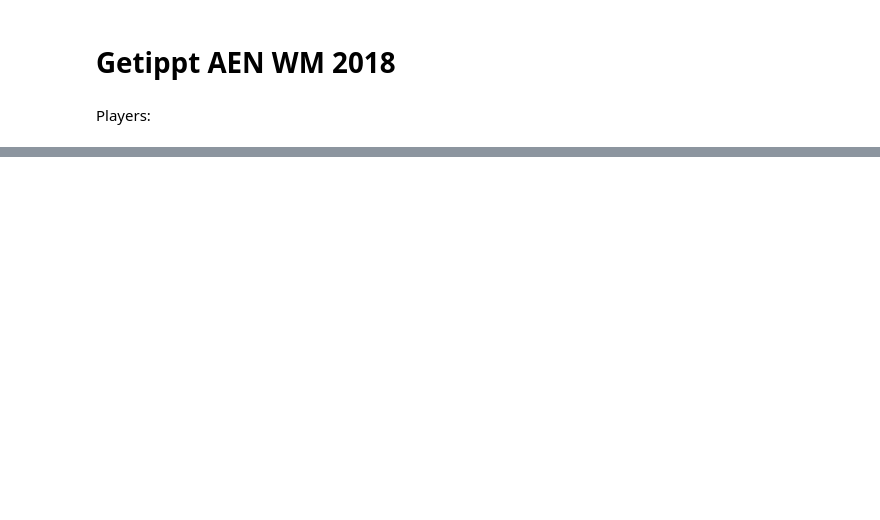
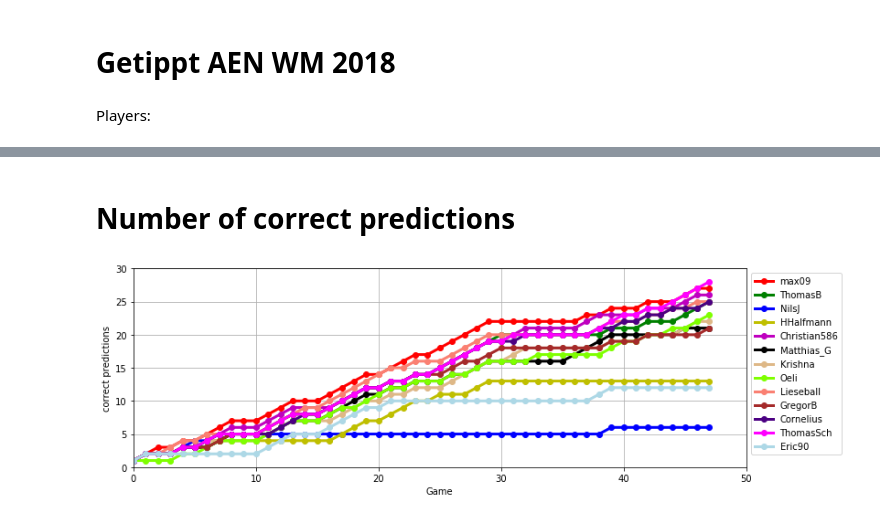
Before and after one commit to overdrivek/game_stats, a Jupyter notebook: Tippspiel_statistics.ipynb, the cells around one changed output, grey strips where cells are left out. Cells and saved outputs as stored; diff of their text form; code cells hidden in the pictures; blank space fills up the shorter version.

```diff
--- a/Tippspiel_statistics.ipynb
+++ b/Tippspiel_statistics.ipynb
@@ -72,0 +99,7 @@ If you're reading this message in another frontend (for example, a static render
+# %% [markdown]
+# Number of correct predictions
+# %%
+ylim = 30
+interact(plot_vals,data=fixed('correct'),ylim=fixed(ylim),player=(0,number_players),colorblind=(0,1));
+# %% [output]
+[figure, added]
```
Also changed, not shown: parts of 10 cells of this notebook, 4 other files.
